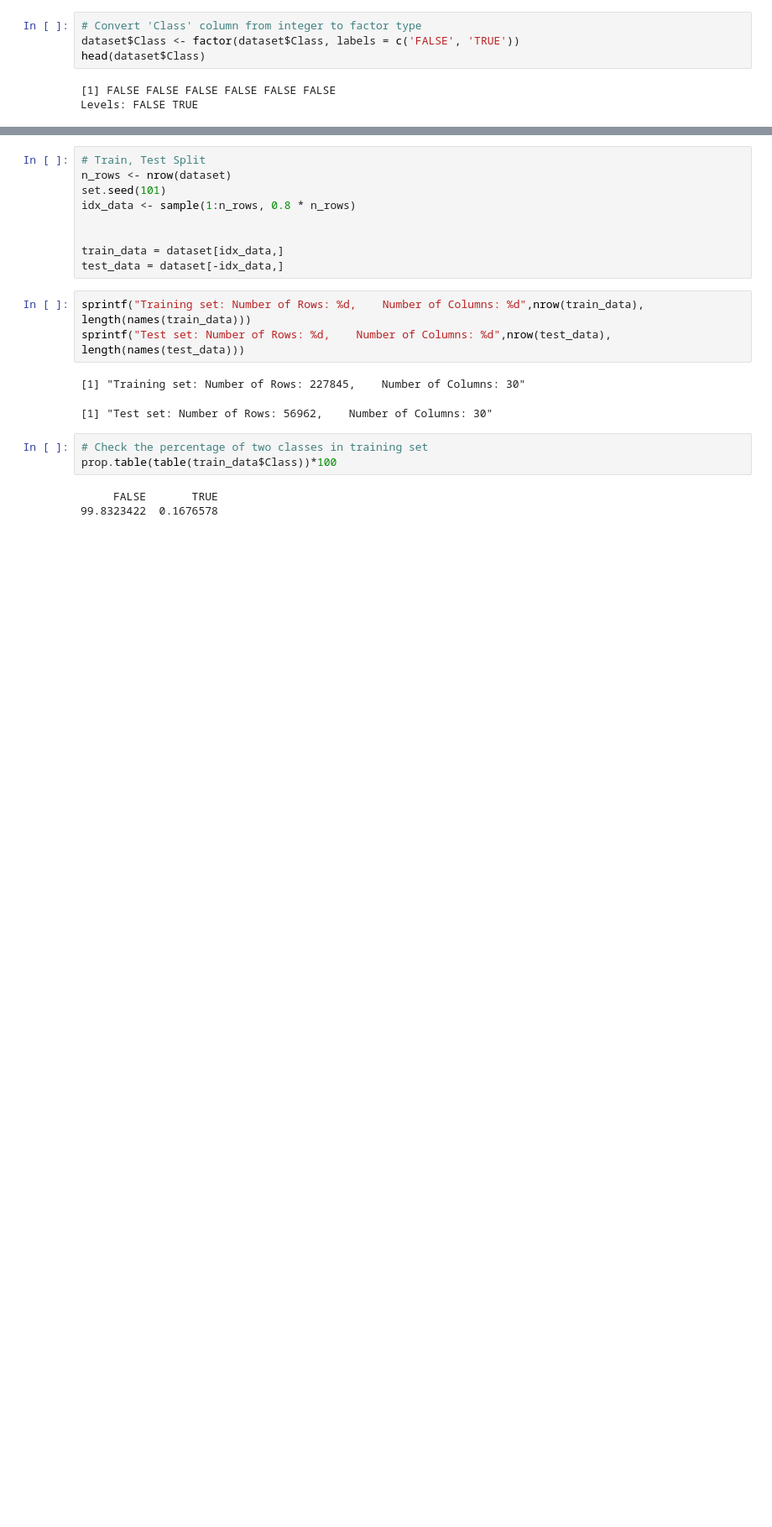
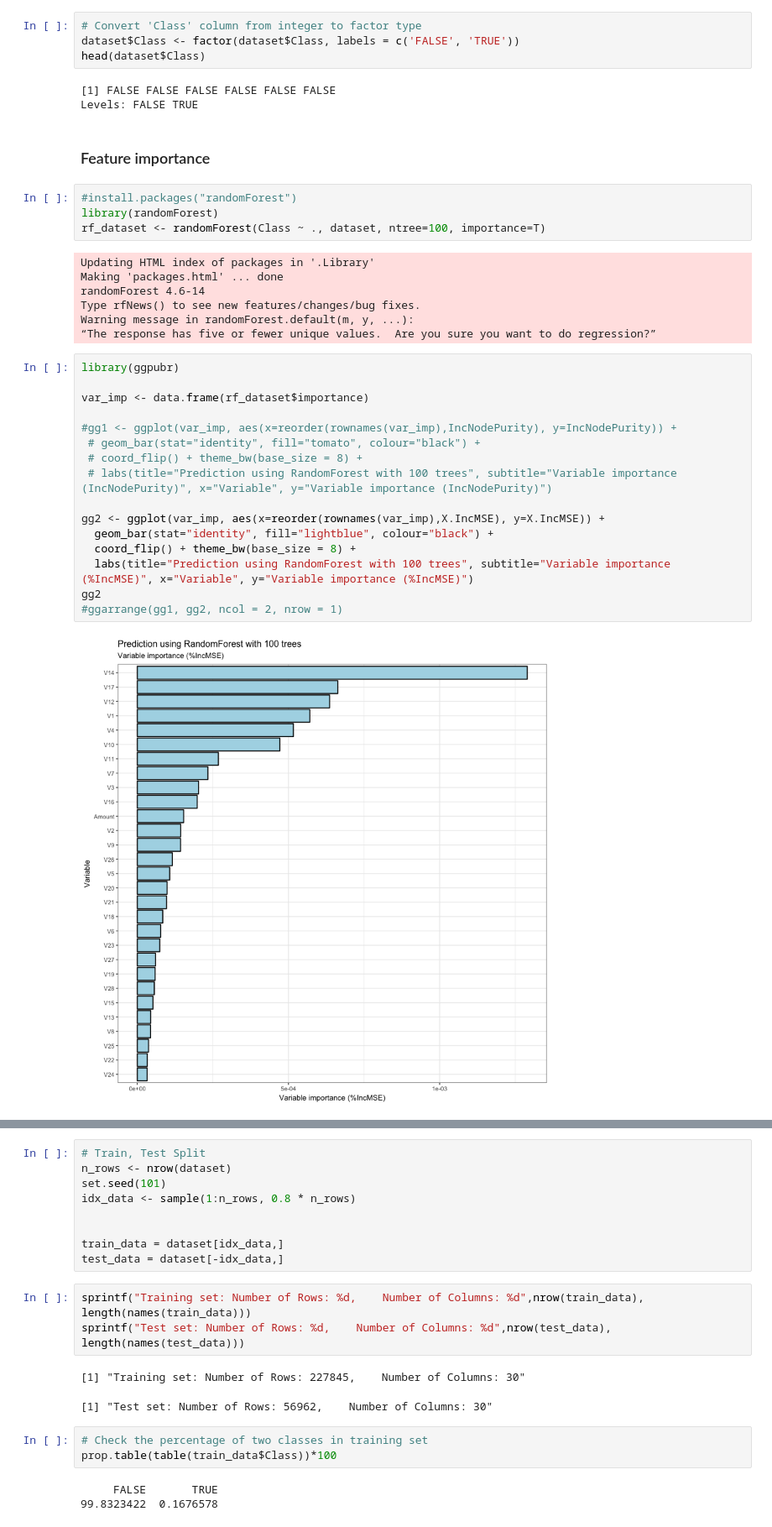
Before and after one commit to Data-Analytics-for-Cybersecurity/credit_card_fraud_detection, a Jupyter notebook: credit_card_fraud_detection.ipynb, the cells around one changed output, grey strips where cells are left out. Shown at 84% size. Saved outputs shown, nothing was run; the diff lists cells and outputs as text; blank space fills up the shorter version.

```diff
--- a/credit_card_fraud_detection.ipynb
+++ b/credit_card_fraud_detection.ipynb
@@ -139,3 +139,34 @@ head(dataset$Class)
 # %% [output]
 [1] FALSE FALSE FALSE FALSE FALSE FALSE
 Levels: FALSE TRUE
+# %% [markdown]
+### Feature importance
+# %%
+#install.packages("randomForest")
+library(randomForest)
+rf_dataset <- randomForest(Class ~ ., dataset, ntree=100, importance=T)
+# %% [output]
+Updating HTML index of packages in '.Library'
+Making 'packages.html' ... done
+randomForest 4.6-14
+Type rfNews() to see new features/changes/bug fixes.
+Warning message in randomForest.default(m, y, ...):
+“The response has five or fewer unique values.  Are you sure you want to do regression?”
+# %%
+library(ggpubr)
+
+var_imp <- data.frame(rf_dataset$importance)
+
+#gg1 <- ggplot(var_imp, aes(x=reorder(rownames(var_imp),IncNodePurity), y=IncNodePurity)) +
+ # geom_bar(stat="identity", fill="tomato", colour="black") +
+ # coord_flip() + theme_bw(base_size = 8) +
+ # labs(title="Prediction using RandomForest with 100 trees", subtitle="Variable importance (IncNodePurity)", x="Variable", y="Variable importance (IncNodePurity)")
+
+gg2 <- ggplot(var_imp, aes(x=reorder(rownames(var_imp),X.IncMSE), y=X.IncMSE)) +
+  geom_bar(stat="identity", fill="lightblue", colour="black") +
+  coord_flip() + theme_bw(base_size = 8) +
+  labs(title="Prediction using RandomForest with 100 trees", subtitle="Variable importance (%IncMSE)", x="Variable", y="Variable importance (%IncMSE)")
+gg2
+#ggarrange(gg1, gg2, ncol = 2, nrow = 1)
+# %% [output]
+[figure, added]
```
Also changed, not shown: parts of 54 cells of this notebook.
